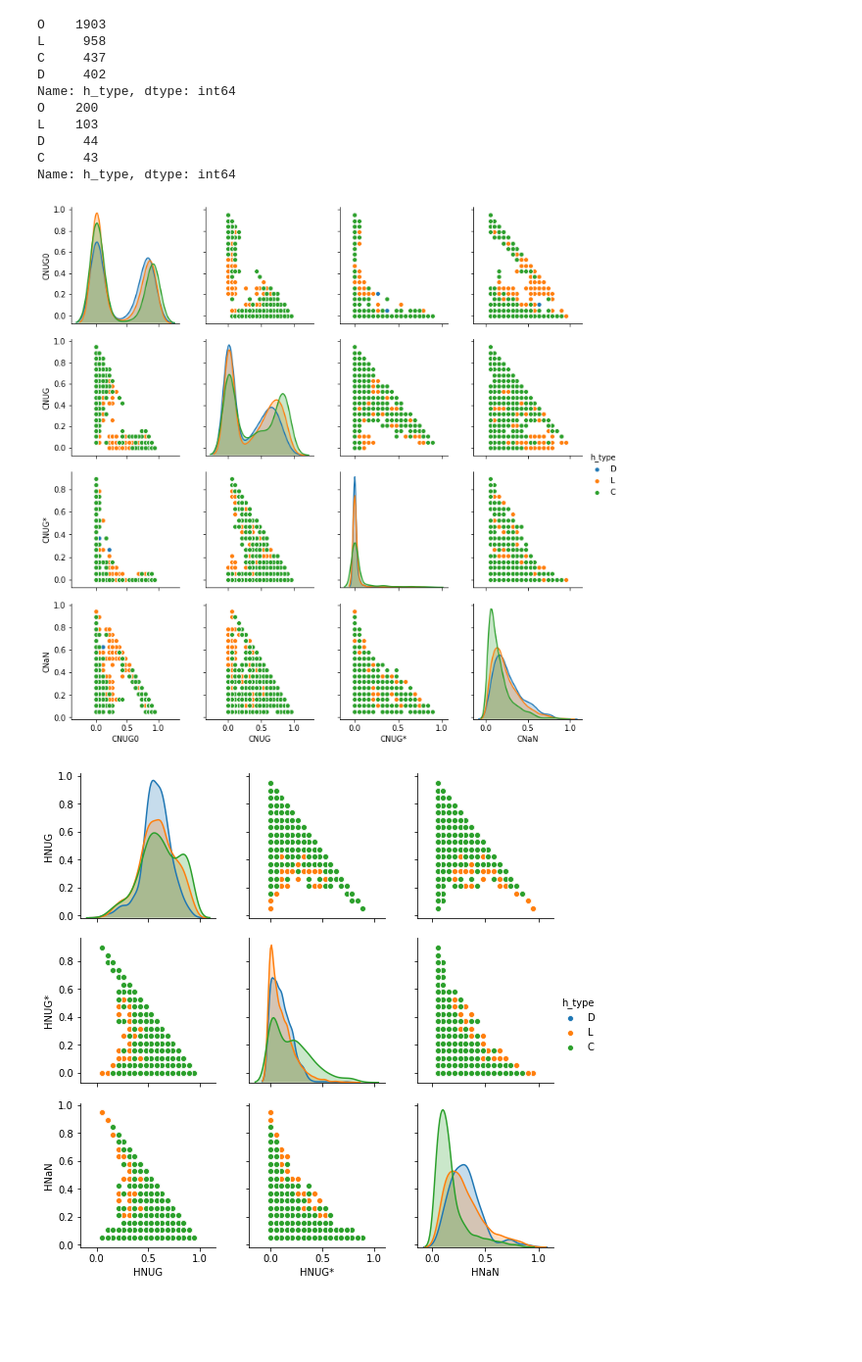
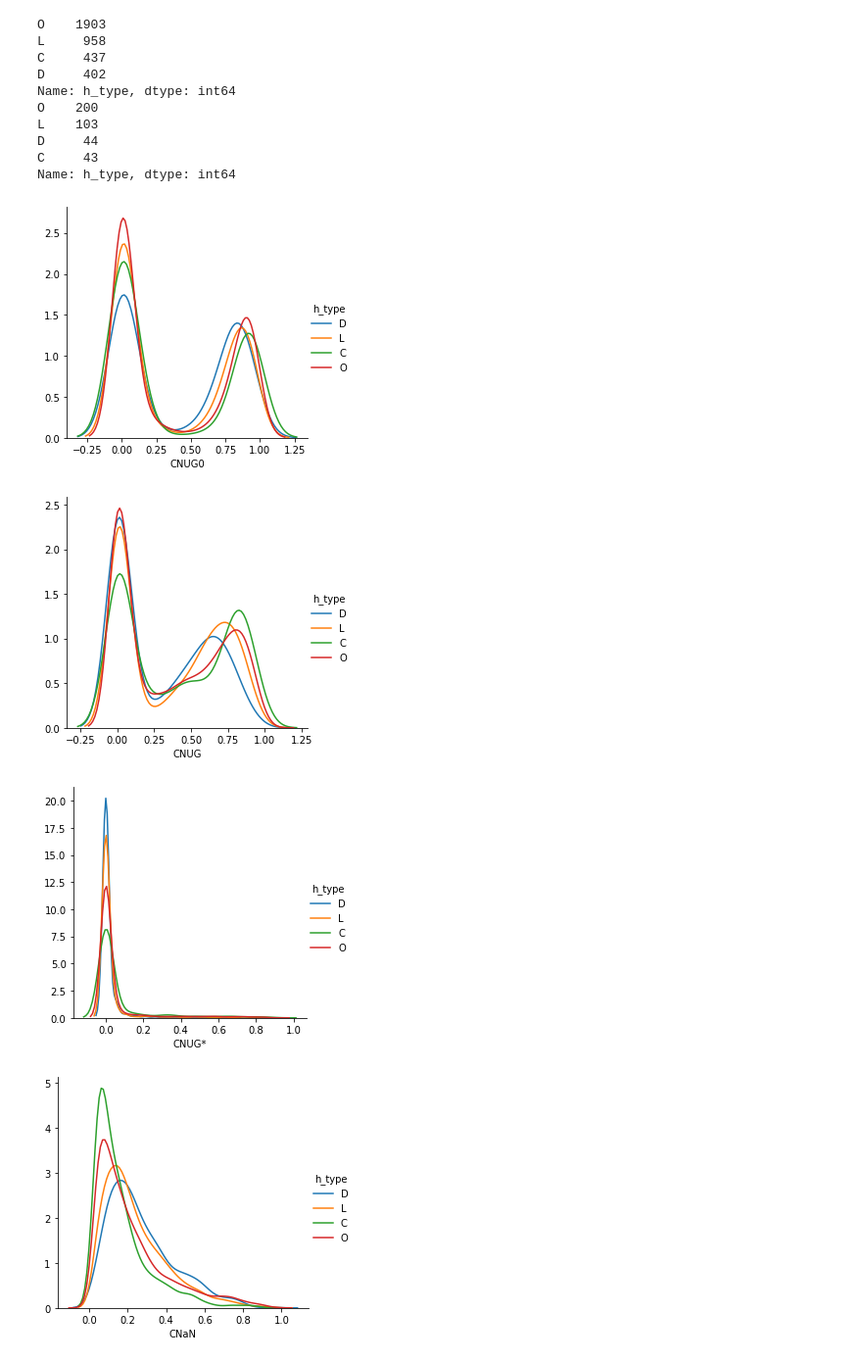
Before and after one commit to OscarWang114/stc3-baseline, a Jupyter notebook: analysis.ipynb, the cells around one changed output. Shown: that part at 98% size. Drawn from its saved outputs; the diff is of its cells as text; code cells hidden in the pictures; blank space fills up the shorter version.

```diff
--- a/analysis.ipynb
+++ b/analysis.ipynb
@@ -225,18 +290,41 @@ D     44
 C     43
 Name: h_type, dtype: int64
 # %%
-g = sns.pairplot(
-    df_train.loc[(df_train["sender"] == "C") & (df_train["h_type"] != "O")],
-    hue="h_type",
-    vars=["CNUG0", "CNUG", "CNUG*", "CNaN"]
-)
+# g = sns.pairplot(
+#     df_train.loc[(df_train["sender"] == "C")],
+#     hue="h_type",
+#     vars=["CNUG0", "CNUG", "CNUG*", "CNaN"],
+#     hue_order=["D", "L", "C", "O"]
+# )
+# g = sns.pairplot(
+#     df_train.loc[(df_train["sender"] == "H")],
+#     hue="h_type",
+#     vars=["HNUG", "HNUG*", "HNaN"],
+#     hue_order=["D", "L", "C", "O"]
+# )
-# %% [output]
-[figure, removed]
-# %%
-g = sns.pairplot(
-    df_train.loc[(df_train["sender"] == "H") & (df_train["h_type"] != "O")],
-    hue="h_type",
-    vars=["HNUG", "HNUG*", "HNaN"]
-)
-# %% [output]
-[figure, removed]
+# %%
+def save_dist_plot_for_variables(variables, sender, add_legend=True):
+    for var in variables:
+        _, bins = np.histogram(df_train.loc[(df_train["sender"] == sender)][var])
+        g = sns.FacetGrid(
+            df_train.loc[(df_train["sender"] == sender)],
+            hue="h_type",
+            hue_order=["D", "L", "C", "O"],
+            height=4
+        )
+        if add_legend:
+            g = (g.map(sns.distplot, var, bins=bins, hist=False, norm_hist=True).add_legend())
+        else:
+            g = (g.map(sns.distplot, var, bins=bins, hist=False, norm_hist=True).add_legend())
+        fig = g.fig
+        fig.savefig("figures/h_type_{}_dist.png".format(var), dpi=150)
+# %%
+c_variables = ["CNUG0", "CNUG", "CNUG*", "CNaN"]
+h_variables = ["HNUG", "HNUG*", "HNaN"]
+save_dist_plot_for_variables(c_variables, sender="C", add_legend=True)
+save_dist_plot_for_variables(h_variables, sender="H", add_legend=True)
+# %% [output]
+[figure, added]
+[figure, added]
+[figure, added]
+[figure, added]
```
Also changed, not shown: parts of 12 cells of this notebook, 21 other files.
